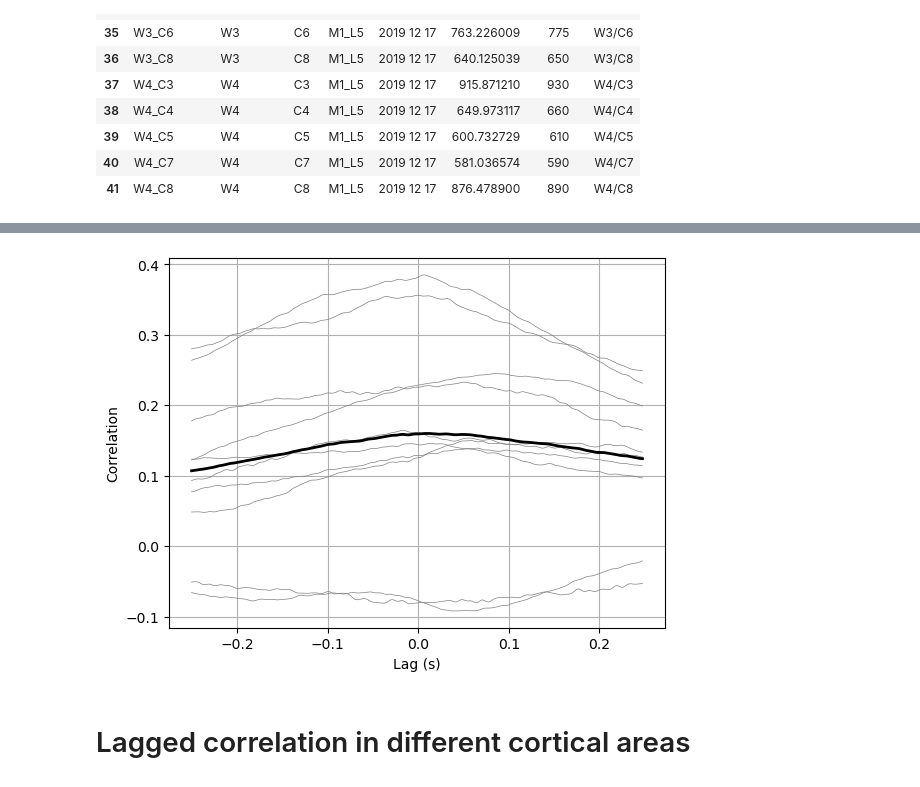
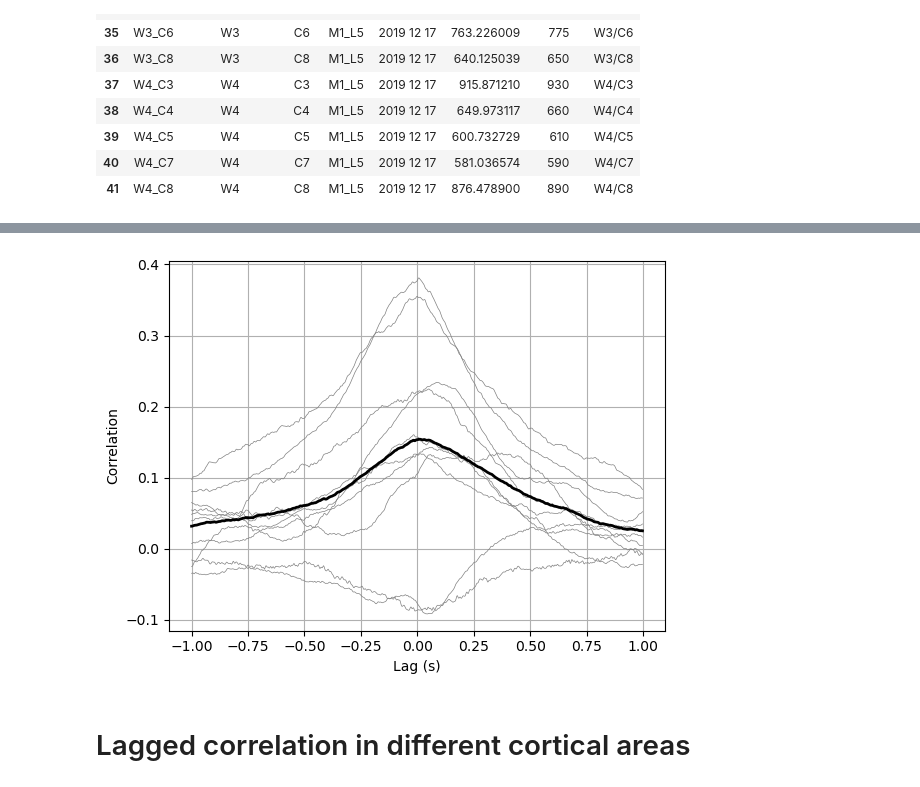
Before and after one commit to kerseviciute/movement-s1-m1, a Jupyter notebook: notebooks/03_correlation.ipynb, the cells around one changed output, grey strips where cells are left out. Cells and saved outputs as stored; diff of their text form; code cells hidden in the pictures.

```diff
--- a/notebooks/03_correlation.ipynb
+++ b/notebooks/03_correlation.ipynb
@@ -217,8 +151,8 @@ Processing sample W4_C15
 # %%
 for correlation in correlation_s1_l5:
-    plt.plot(lags_s1_l5, correlation, c = 'gray', linewidth = 0.5)
+    plt.plot(lags, correlation, c = 'gray', linewidth = 0.5)
 
-plt.plot(lags_s1_l5, np.mean(correlation_s1_l5, axis = 0), c = 'black', linewidth = 2)
+plt.plot(lags, np.mean(correlation_s1_l5, axis = 0), c = 'black', linewidth = 2)
 plt.grid()
 plt.xlabel("Lag (s)")
 plt.ylabel("Correlation")
@@ -246,13 +180,8 @@ samples
 | 30 | W4_C1 | W4 | C1 | M1_L23 | 2019 12 17 | 413.619256 | 420 | W4/C1 |
 | 31 | W4_C2 | W4 | C2 | M1_L23 | 2019 12 17 | 211.733667 | 215 | W4/C2 |
 # %%
-lags_m1_l23 = []
 correlation_m1_l23 = []
 
 for i, sample in samples.iterrows():
-    print(f"Processing sample {sample['SID']}")
-    emg = pd.read_pickle(f"output/movement-s1-m1/{sample['AnimalID']}/{sample['CellName']}/emg/filter.pkl")
-    vm = pd.read_pickle(f"output/movement-s1-m1/{sample['AnimalID']}/{sample['CellName']}/vm/filter.pkl")
-
-    lags_m1_l23, correlations = correlation_lag(emg, vm)
+    correlations = pd.read_csv(f"output/movement-s1-m1/{sample['AnimalID']}/{sample['CellName']}/lagged_correlation.csv")
     correlation_m1_l23.append(np.mean(correlations, axis = 0))
@@ -272,8 +188,8 @@ Processing sample W4_C2
 # %%
 for correlation in correlation_m1_l23:
-    plt.plot(lags_m1_l23, correlation, c = 'gray', linewidth = 0.5)
+    plt.plot(lags, correlation, c = 'gray', linewidth = 0.5)
 
-plt.plot(lags_m1_l23, np.mean(correlation_m1_l23, axis = 0), c = 'black', linewidth = 2)
+plt.plot(lags, np.mean(correlation_m1_l23, axis = 0), c = 'black', linewidth = 2)
 plt.grid()
 plt.xlabel("Lag (s)")
 plt.ylabel("Correlation")
@@ -299,13 +215,8 @@ samples
 | 40 | W4_C7 | W4 | C7 | M1_L5 | 2019 12 17 | 581.036574 | 590 | W4/C7 |
 | 41 | W4_C8 | W4 | C8 | M1_L5 | 2019 12 17 | 876.478900 | 890 | W4/C8 |
 # %%
-lags_m1_l5 = []
 correlation_m1_l5 = []
 
 for i, sample in samples.iterrows():
-    print(f"Processing sample {sample['SID']}")
-    emg = pd.read_pickle(f"output/movement-s1-m1/{sample['AnimalID']}/{sample['CellName']}/emg/filter.pkl")
-    vm = pd.read_pickle(f"output/movement-s1-m1/{sample['AnimalID']}/{sample['CellName']}/vm/filter.pkl")
-
-    lags_m1_l5, correlations = correlation_lag(emg, vm)
+    correlations = pd.read_csv(f"output/movement-s1-m1/{sample['AnimalID']}/{sample['CellName']}/lagged_correlation.csv")
     correlation_m1_l5.append(np.mean(correlations, axis = 0))
@@ -323,14 +223,14 @@ Processing sample W4_C8
 # %%
 for correlation in correlation_m1_l5:
-    plt.plot(lags_m1_l5, correlation, c = 'gray', linewidth = 0.5)
+    plt.plot(lags, correlation, c = 'gray', linewidth = 0.5)
 
-plt.plot(lags_m1_l5, np.mean(correlation_m1_l5, axis = 0), c = 'black', linewidth = 2)
+plt.plot(lags, np.mean(correlation_m1_l5, axis = 0), c = 'black', linewidth = 2)
 plt.grid()
 plt.xlabel("Lag (s)")
 plt.ylabel("Correlation")
 plt.show()
 # %% [output]
-[figure, old version]
+[figure, new version]
 # %% [markdown]
 # Lagged correlation in different cortical areas
 # %%
```
Also changed, not shown: parts of 11 cells of this notebook.
